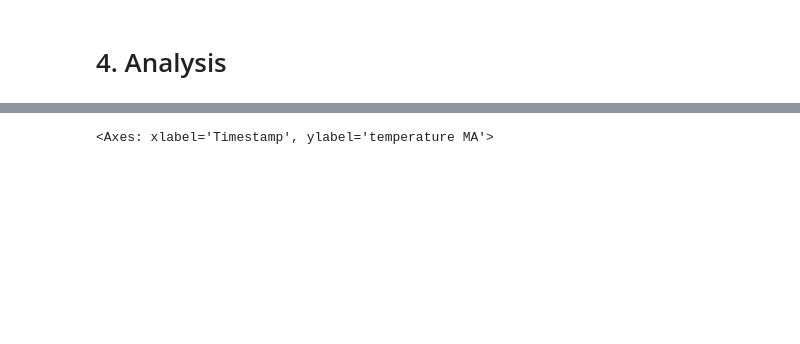
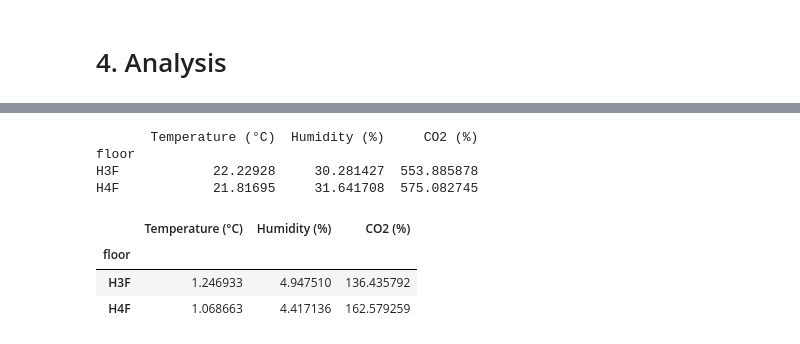
Before and after one commit to SidMurthy97/fp_task, a Jupyter notebook: analysis.ipynb, the cells around one changed output, grey strips where cells are left out. Saved outputs shown, nothing was run; the diff lists cells and outputs as text; code cells hidden in the pictures; blank space fills up the shorter version.

```diff
--- a/analysis.ipynb
+++ b/analysis.ipynb
@@ -380,12 +352,15 @@ iaq_temp_ma
-# %%
-%matplotlib tk
-plt.figure()
-plt.xticks(rotation = 45)
-sns.lineplot(data=iaq_temp_ma[iaq_temp_ma["floor"] == "H3F"],
-             x="Timestamp",
-             y="temperature MA",
-             style = "sensor_id",
-             hue = "sensor_id",
-             estimator=None, n_boot=0)
-# %% [output]
-<Axes: xlabel='Timestamp', ylabel='temperature MA'>
+# %%
+macro_mean = iaq_w_floors.groupby(["floor"]).mean(numeric_only = True)
+macro_std = iaq_w_floors.groupby(["floor"]).std(numeric_only = True)
+
+print(macro_mean)
+macro_std
+# %% [output]
+       Temperature (°C)  Humidity (%)     CO2 (%)
+floor
+H3F            22.22928     30.281427  553.885878
+H4F            21.81695     31.641708  575.082745
+|  | Temperature (°C) | Humidity (%) | CO2 (%) |
+| floor |  |  |  |
+| H3F | 1.246933 | 4.947510 | 136.435792 |
+| H4F | 1.068663 | 4.417136 | 162.579259 |
```
Also changed, not shown: parts of 13 cells of this notebook.
